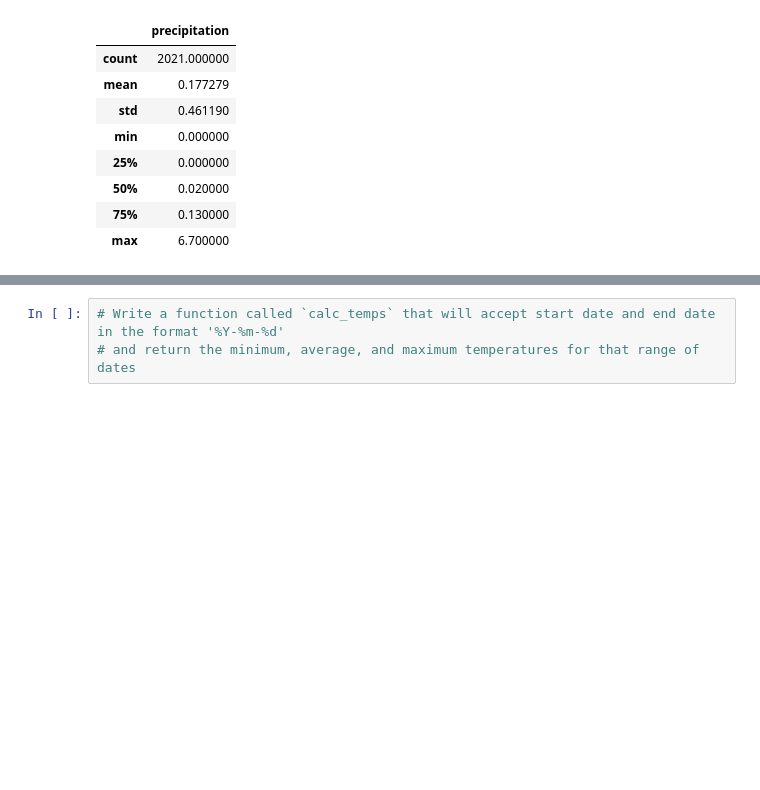
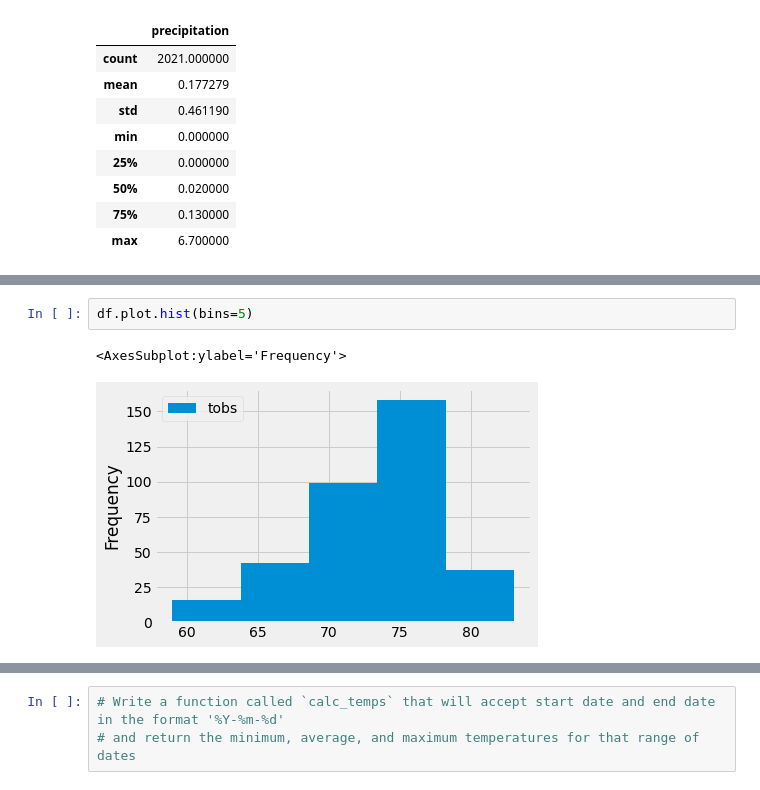
Before and after one commit to RebecaOsorio/Surfs_Up, a Jupyter notebook: climate_analysis.ipynb, the cells around one changed output, grey strips where cells are left out. Saved outputs shown, nothing was run; the diff lists cells and outputs as text; blank space fills up the shorter version.

```diff
--- a/climate_analysis.ipynb
+++ b/climate_analysis.ipynb
@@ -85,0 +118,5 @@ df.describe()
+# %%
+df.plot.hist(bins=5)
+# %% [output]
+<AxesSubplot:ylabel='Frequency'>
+[figure, added]
```
Also changed, not shown: parts of 7 cells of this notebook, 1 other file.
